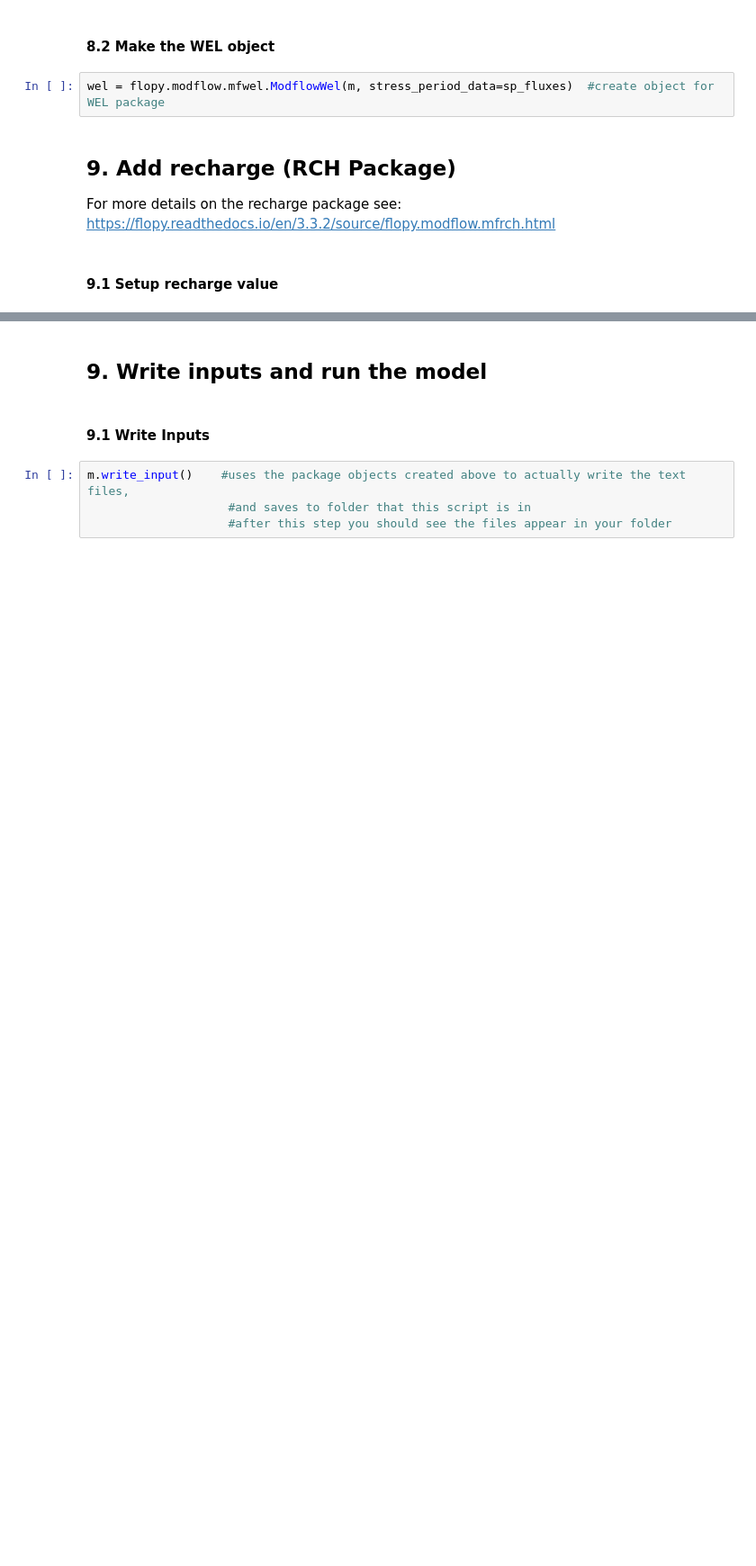
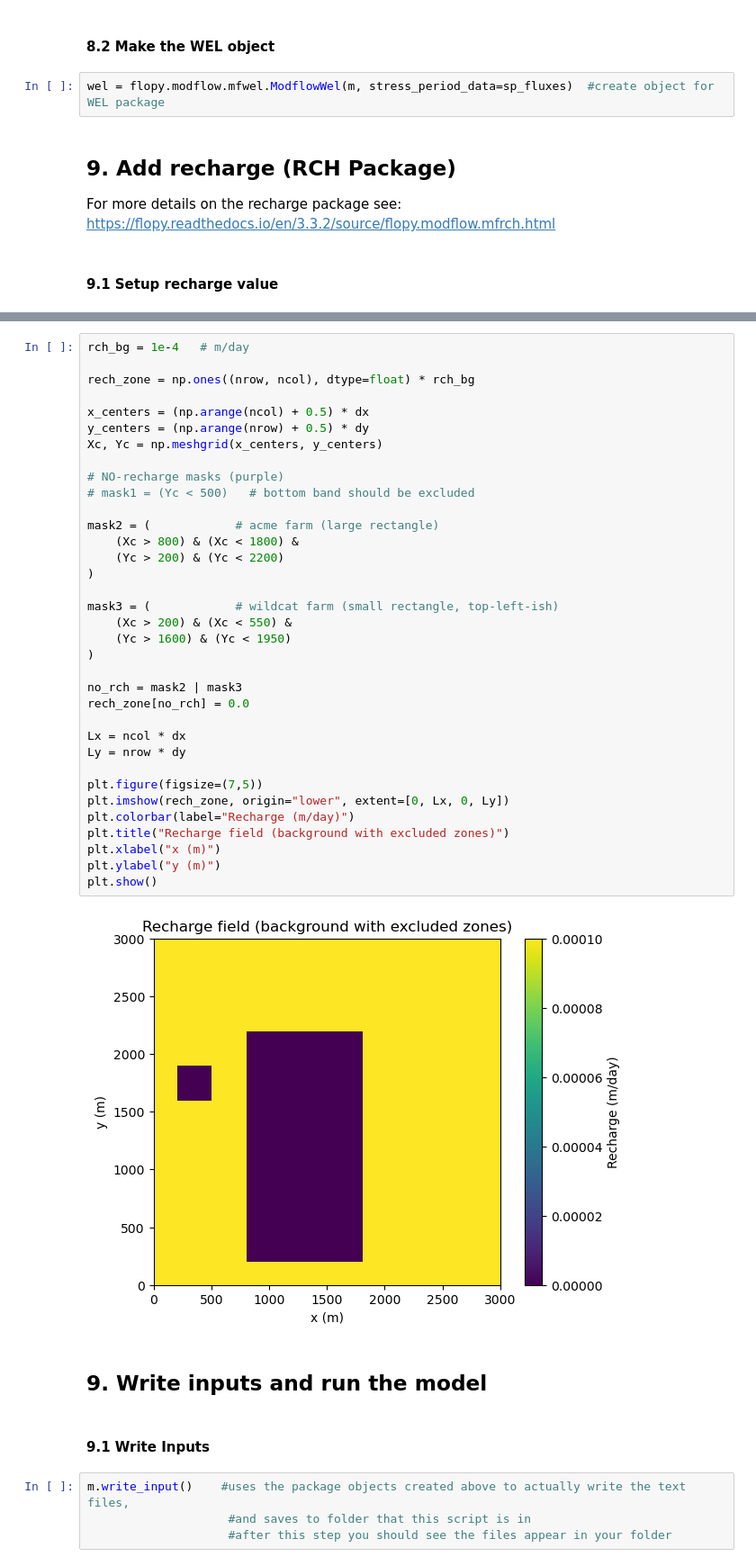
Before and after one commit to HWRS564-hydrogeologic-analysis/hwrs564b_course_materials_diamantebarrett, a Jupyter notebook: My_HW/Barrett_HW2.ipynb, the cells around one changed output, grey strips where cells are left out. Shown at 90% size. Cells and saved outputs as stored; diff of their text form; blank space fills up the shorter version.

```diff
--- a/My_HW/Barrett_HW2.ipynb
+++ b/My_HW/Barrett_HW2.ipynb
@@ -493,3 +493,40 @@ rch = flopy.modflow.mfrch.ModflowRch(model=m, rech=rech_zone, ipakcb=53)     #cr
+# %%
+rch_bg = 1e-4   # m/day
+
+rech_zone = np.ones((nrow, ncol), dtype=float) * rch_bg
+
+x_centers = (np.arange(ncol) + 0.5) * dx
+y_centers = (np.arange(nrow) + 0.5) * dy
+Xc, Yc = np.meshgrid(x_centers, y_centers)
+
+# NO-recharge masks (purple)
+# mask1 = (Yc < 500)   # bottom band should be excluded
+
+mask2 = (            # acme farm (large rectangle)
+    (Xc > 800) & (Xc < 1800) &
+    (Yc > 200) & (Yc < 2200)
+)
+
+mask3 = (            # wildcat farm (small rectangle, top-left-ish)
+    (Xc > 200) & (Xc < 550) &
+    (Yc > 1600) & (Yc < 1950)
+)
+
+no_rch = mask2 | mask3
+rech_zone[no_rch] = 0.0
+
+Lx = ncol * dx
+Ly = nrow * dy
+
+plt.figure(figsize=(7,5))
+plt.imshow(rech_zone, origin="lower", extent=[0, Lx, 0, Ly])
+plt.colorbar(label="Recharge (m/day)")
+plt.title("Recharge field (background with excluded zones)")
+plt.xlabel("x (m)")
+plt.ylabel("y (m)")
+plt.show()
+# %% [output]
+[figure, added]
 # %% [markdown]
 ## 9. Write inputs and run the model
 # %% [markdown]
```
Also changed, not shown: parts of 13 cells of this notebook, 8 other files.
